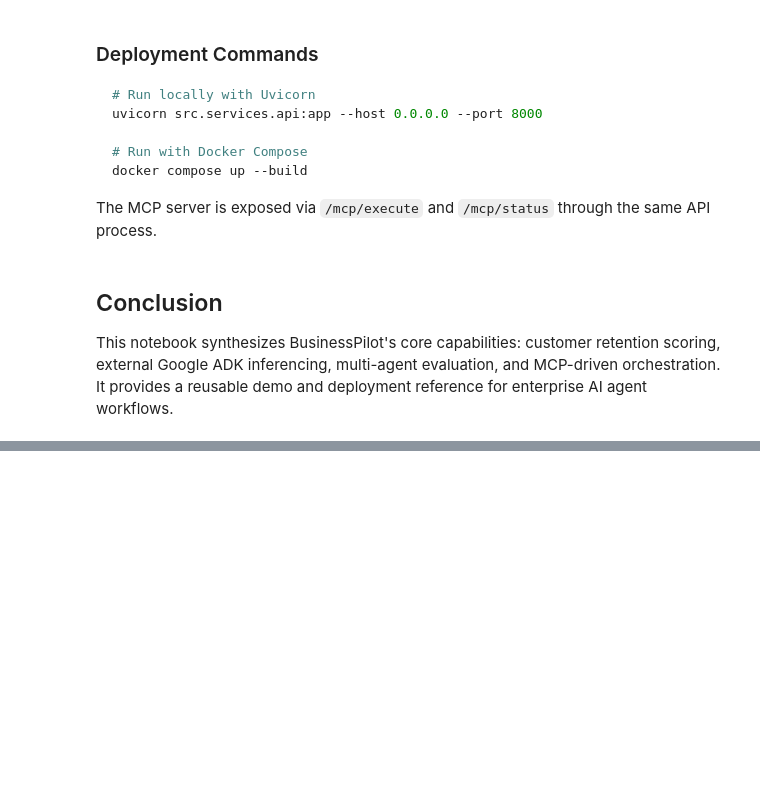
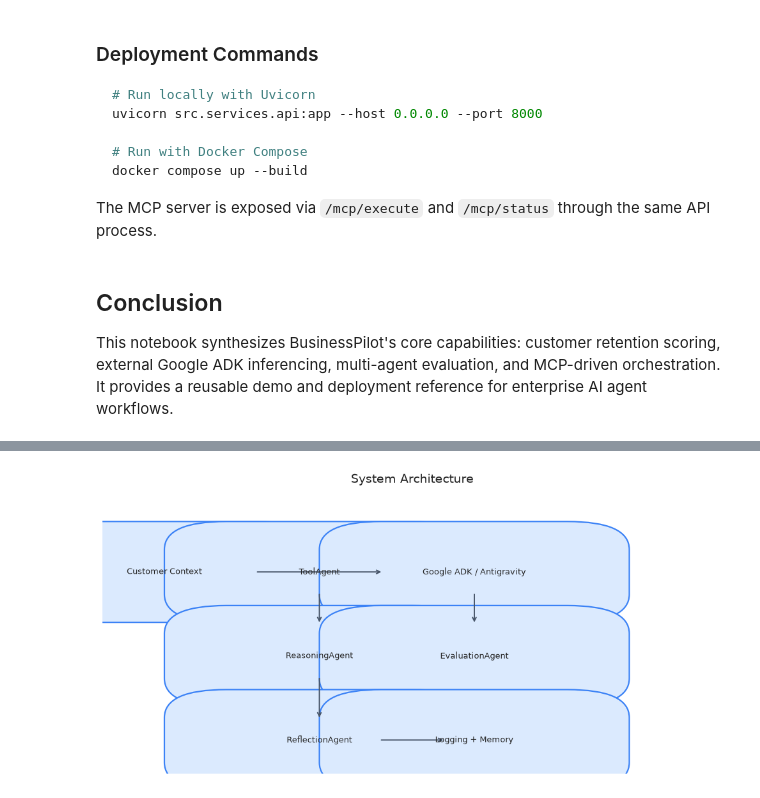
Before and after one commit to jcdumlao14/ai-agents-vibe-capstone, a Jupyter notebook: BusinessPilot_Notebook.ipynb, the cells around one changed output, grey strips where cells are left out. Drawn from its saved outputs; the diff is of its cells as text; code cells hidden in the pictures; blank space fills up the shorter version.

Commit message:
Complete visualization suite and improve project documentation

```diff
--- a/BusinessPilot_Notebook.ipynb
+++ b/BusinessPilot_Notebook.ipynb
@@ -295,0 +179,57 @@ else:
+# %%
+import matplotlib.pyplot as plt
+import numpy as np
+import pandas as pd
+from matplotlib.patches import ConnectionPatch, FancyBboxPatch
+
+plt.style.use("seaborn-v0_8-whitegrid")
+np.random.seed(42)
+
+if "result" not in globals():
+    result = {
+        "customer_id": "cust_001",
+        "churn_score": 0.72,
+        "evaluation": {"evaluation_score": 0.84},
+        "recommendations": {"actions": [{"action": "Escalate account review", "priority": "high"}]},
+    }
+
+if "shared_df" not in globals():
+    shared_df = pd.DataFrame(
+        {
+            "customer_id": [f"cust_{i:03d}" for i in range(1, 8)],
+            "churn_score": np.random.uniform(0.25, 0.95, 7),
+            "evaluation_score": np.random.uniform(0.70, 0.98, 7),
+            "tool_calls": np.random.randint(1, 5, 7),
+            "memory_kb": np.random.randint(480, 730, 7),
+            "cost_estimate": np.random.uniform(0.01, 0.03, 7),
+        }
+    )
+    runs = list(range(1, 11))
+    latency_series = np.random.uniform(0.65, 1.35, len(runs))
+    evaluation_series = np.clip(np.random.normal(loc=0.82, scale=0.06, size=len(runs)), 0.65, 0.98)
+    cost_series = np.random.uniform(0.012, 0.028, len(runs))
+    tool_call_series = np.random.randint(1, 5, len(runs))
+    memory_series = np.random.randint(480, 730, len(runs))
+
+fig, ax = plt.subplots(figsize=(10, 5))
+ax.set_title("System Architecture", fontsize=14, pad=12)
+ax.axis("off")
+components = [
+    ("Customer Context", (0.10, 0.72)),
+    ("ToolAgent", (0.35, 0.72)),
+    ("Google ADK / Antigravity", (0.60, 0.72)),
+    ("ReasoningAgent", (0.35, 0.42)),
+    ("EvaluationAgent", (0.60, 0.42)),
+    ("ReflectionAgent", (0.35, 0.12)),
+    ("Logging + Memory", (0.60, 0.12)),
+]
+for text, (x, y) in components:
+    box = FancyBboxPatch((x - 0.15, y - 0.08), 0.30, 0.16, boxstyle="round,pad=0.1", linewidth=1.6, edgecolor="#3b82f6", facecolor="#dbeafe")
+    ax.add_patch(box)
+    ax.text(x, y, text, ha="center", va="center", fontsize=9, wrap=True)
+for start, end in [((0.25, 0.72), (0.45, 0.72)), ((0.35, 0.64), (0.35, 0.54)), ((0.60, 0.64), (0.60, 0.54)), ((0.35, 0.34), (0.35, 0.20)), ((0.45, 0.12), (0.55, 0.12))]:
+    ax.add_patch(ConnectionPatch(start, end, "data", "data", arrowstyle="->", linewidth=1.4, color="#475569"))
+plt.tight_layout()
+plt.show()
+# %% [output]
+[figure, added]
```
Also changed, not shown: parts of 15 cells of this notebook, 20 other files.
